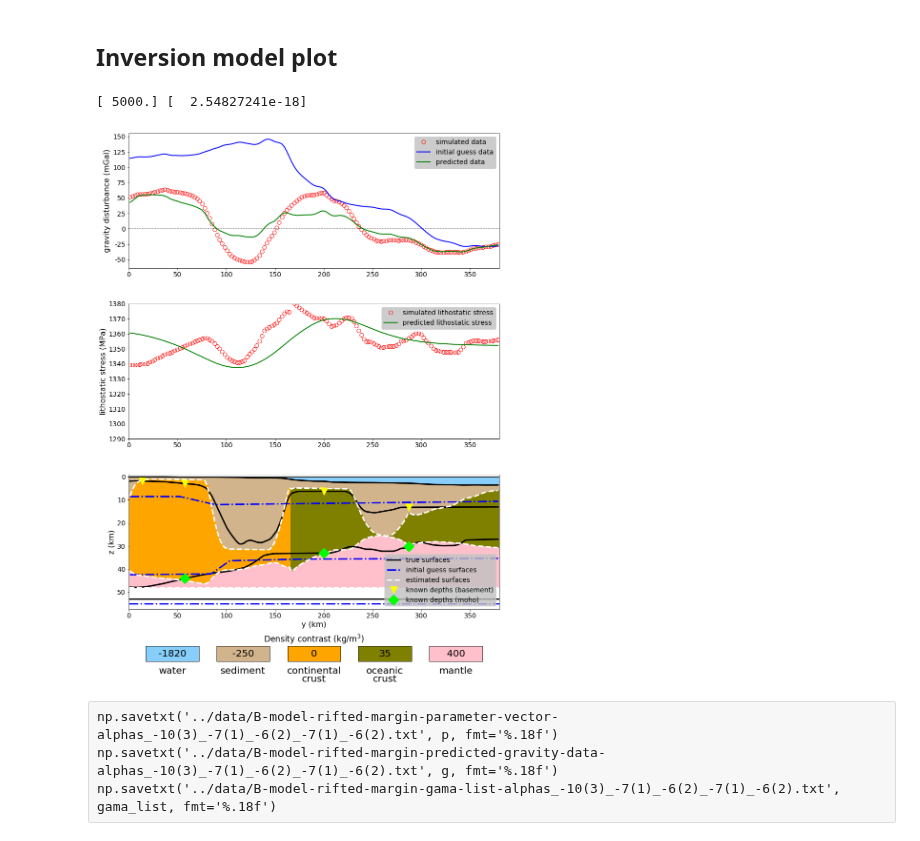
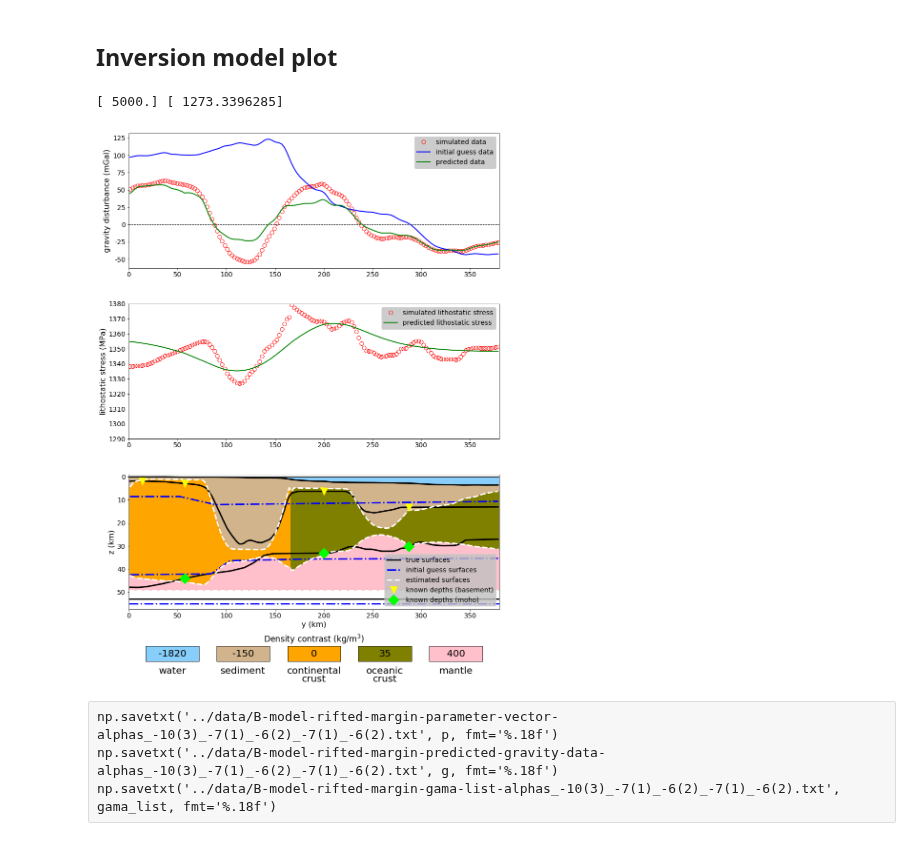
Before and after one commit to pinga-lab/paper-isostatic-grav2D, a Jupyter notebook: code/B-model-rifted-margin-model-(inverse-problem)-(constant-isostatic-constrain).ipynb, the cells around one changed output. Saved outputs shown, nothing was run; the diff lists cells and outputs as text; code cells hidden in the pictures.

```diff
--- a/code/B-model-rifted-margin-model-(inverse-problem)-(constant-isostatic-constrain).ipynb
+++ b/code/B-model-rifted-margin-model-(inverse-problem)-(constant-isostatic-constrain).ipynb
@@ -84,8 +84,8 @@ dw = np.array([1030.0])
 dcc = np.array([2850.0])
 doc = np.array([2885.0])
 dm = np.array([3250.0])
-ds0 = np.array([2750.0])
-ds1 = np.array([2750.0])
+ds0 = np.array([2700.0])
+ds1 = np.array([2700.0])
 #dc = dcc
 # coordinate defining the horizontal boundaries of the continent-ocean boundary
 COT = 165000.0
@@ -428,7 +428,7 @@ moho = S0 - p[n:n+n]
 
 print ptrue[n+n], p[n+n]
 # %% [output]
-[ 5000.] [  2.54827241e-18]
+[ 5000.] [ 1273.3396285]
 # %%
 polygons_water = []
 for (yi, twi) in zip(yc, tw):
@@ -583,7 +583,8 @@ ax4.axis('off')
 layers_list1 = ['water', 'sediment', 'continental', 'oceanic', 'mantle']
 layers_list2 = ['', '', 'crust', 'crust', '']
 colors_list = ['lightskyblue', 'tan', 'orange', 'olive', 'pink']
-density_list = ['-1820', '-250', '0', '35', '400'] #original
+#density_list = ['-1820', '-250', '0', '35', '400'] #original
+density_list = ['-1820', '-150', '0', '35', '400'] #original
 ncols = len(colors_list)
 nrows = 1
 h = Y / nrows
@@ -593,35 +594,35 @@ i=ncols-1
 for color, density, layers1, layers2 in zip(colors_list, density_list, layers_list1, layers_list2):
     col = i // nrows
     row = i % nrows
     x = X - (col*w) - w
 
     yi_line = Y
     yf_line = Y - Y*0.15
     yi_text1 = Y - Y*0.2
     yi_text2 = Y - Y*0.28
     yi_text3 = Y - Y*0.08
 
     i-=1
     poly = Polygon(np.array([[x, x+w*0.75, x+w*0.75, x], [yi_line, yi_line, yf_line, yf_line]]).T)
     tmpx = [x for x in poly.x]
     tmpx.append(poly.x[0])
     tmpy = [y for y in poly.y]
     tmpy.append(poly.y[0])
     ax4.plot(tmpx, tmpy, linestyle='-', color='k', linewidth=1)
     ax4.fill(tmpx, tmpy, color=color)
     ax4.text(x+w*0.375, yi_text1, layers1, fontsize=(w*0.14), horizontalalignment='center', verticalalignment='top')
     ax4.text(x+w*0.375, yi_text2, layers2, fontsize=(w*0.14), horizontalalignment='center', verticalalignment='top')
     ax4.text(x+w*0.375, yi_text3, density, color = 'k', fontsize=(w*0.14), horizontalalignment='center', verticalalignment='center')
 
 plt.tight_layout()
 
-#mpl.savefig('../manuscript/figures/B-model-rifted-margin-grafics-estimated-model-alphas_3_1_2_1_2-T03.png', dpi='figure', bbox_inches='tight')
+mpl.savefig('../manuscript/figures/B-model-rifted-margin-grafics-estimated-model-alphas_3_1_2_1_2-T03.png', dpi='figure', bbox_inches='tight')
 #mpl.savefig('../manuscript/figures/B-model-rifted-margin-grafics-estimated-model-alphas_3_1_2_1_2.png', dpi='figure', bbox_inches='tight')
 #mpl.savefig('../manuscript/figures/B-model-rifted-margin-grafics-estimated-model-alphas_3_1_2_1_2_more-known-depths.png', dpi='figure', bbox_inches='tight')
 
 plt.show()
 # %% [output]
-[figure, old version]
+[figure, new version]
 # %% [raw]
 np.savetxt('../data/B-model-rifted-margin-parameter-vector-alphas_-10(3)_-7(1)_-6(2)_-7(1)_-6(2).txt', p, fmt='%.18f')
 np.savetxt('../data/B-model-rifted-margin-predicted-gravity-data-alphas_-10(3)_-7(1)_-6(2)_-7(1)_-6(2).txt', g, fmt='%.18f')
```
Also changed, not shown: parts of 6 cells of this notebook, 13 other files.
